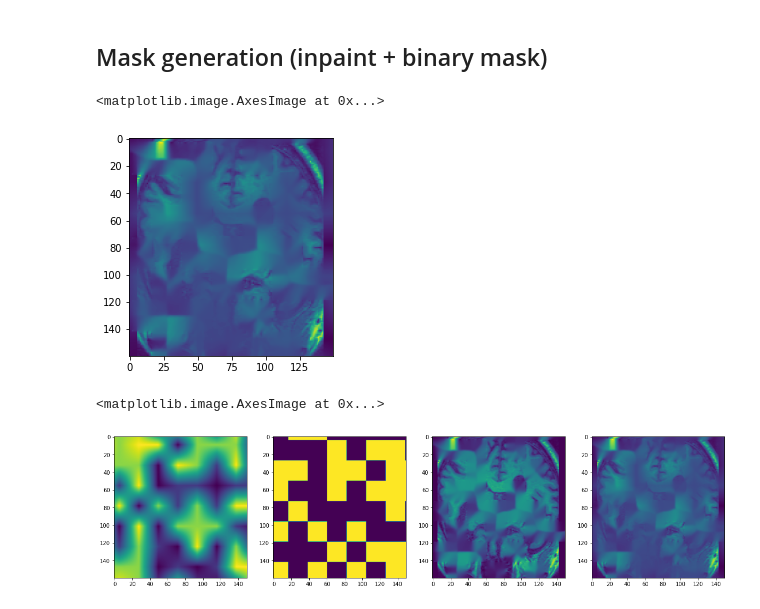
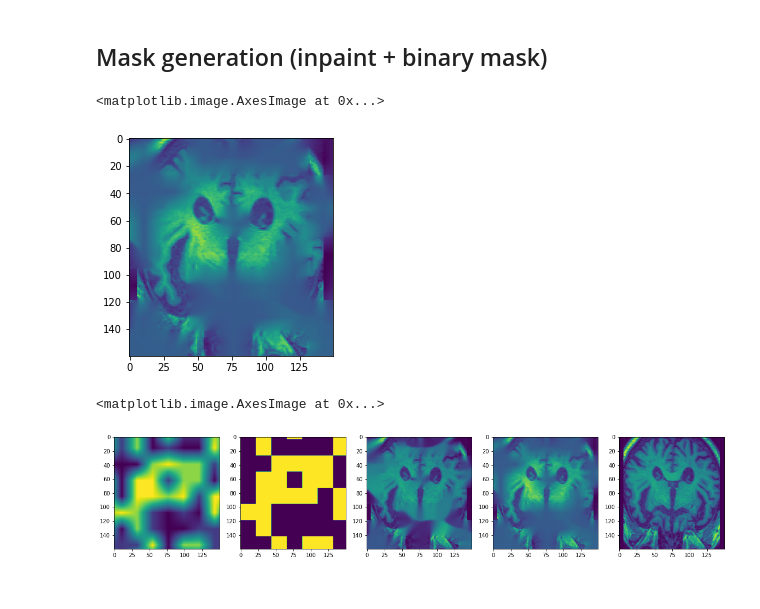
Before and after one commit to timzatko/dp, a Jupyter notebook: colab_notebooks/risei_for_3d_medical_mri_images.ipynb, the cells around one changed output. Saved outputs shown, nothing was run; the diff lists cells and outputs as text; code cells hidden in the pictures.

Commit message:
Add risei with inpaint blending

```diff
--- a/colab_notebooks/risei_for_3d_medical_mri_images.ipynb
+++ b/colab_notebooks/risei_for_3d_medical_mri_images.ipynb
@@ -624,7 +612,7 @@ import numpy as np
 image_raw = sitk.ReadImage(get_path_to_saliencies_and_segmentations("024_S_4280___2011-10-18___S125582/data.nii"))
 
 image_data = sitk.GetArrayViewFromImage(image_raw)
-grid = np.random.rand(8, 8, 8) < 0.5;
+grid = np.random.rand(8, 8, 8) < 1/2;
 
 params = {
     'i': 1,
@@ -637,8 +625,8 @@ params = {
         'b1': 0.95,
         'b2': 1,
         'inpaint': 0.5,
-        'inpaint_radius': 5,
-        'inpaint_algorithm': 0,
+        'inpaint_radius': 10,
+        'inpaint_algorithm': cv2.INPAINT_NS,
         'debug': True,
         'mask_size': np.array([184, 184, 176], dtype=np.uint32),
         'cell_size': [23, 23, 22],
@@ -651,23 +639,26 @@ i, new_image, cache = generate_mask(params)
 plt.imshow(new_image[80])
 # %% [output]
 <matplotlib.image.AxesImage at 0x...>
-[figure, old version]
+[figure, new version]
 # %%
 z = 80
 
 fig = plt.figure(figsize=(20, 10))
 
-fig.add_subplot(1, 4, 1)
+fig.add_subplot(1, 5, 1)
 plt.imshow(cache['mask'][z])
 
-fig.add_subplot(1, 4, 2)
+fig.add_subplot(1, 5, 2)
 plt.imshow(cache['binary_mask'][z])
 
-fig.add_subplot(1, 4, 3)
+fig.add_subplot(1, 5, 3)
 plt.imshow(cache['inpaint_mask'][z])
 
-fig.add_subplot(1, 4, 4)
+fig.add_subplot(1, 5, 4)
 plt.imshow(new_image[z])
+
+fig.add_subplot(1, 5, 5)
+plt.imshow(image_data[z])
 # %% [output]
 <matplotlib.image.AxesImage at 0x...>
-[figure, old version]
+[figure, new version]
```
Also changed, not shown: parts of 12 cells of this notebook, 4 other files.
